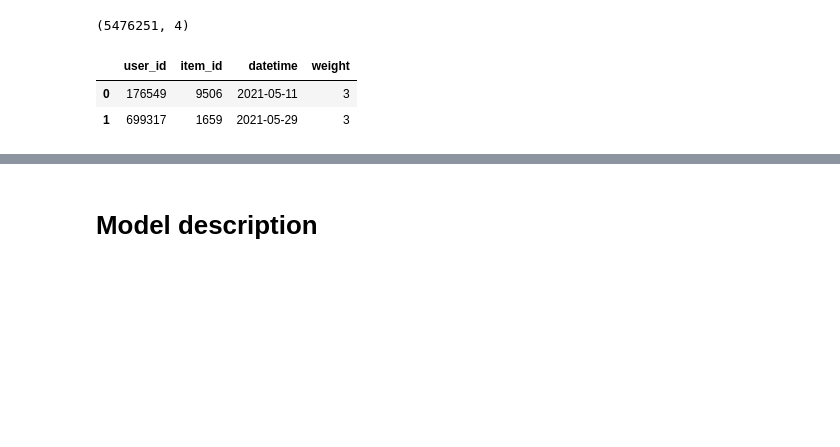
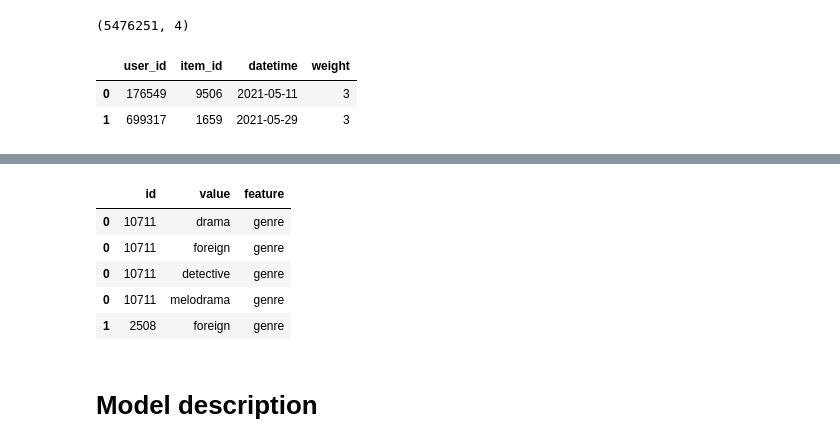
Before and after one commit to MobileTeleSystems/RecTools, a Jupyter notebook: examples/tutorials/sasrec_tutorial.ipynb, the cells around one changed output, grey strips where cells are left out. Drawn from its saved outputs; the diff is of its cells as text; code cells hidden in the pictures; blank space fills up the shorter version.

```diff
--- a/examples/tutorials/sasrec_tutorial.ipynb
+++ b/examples/tutorials/sasrec_tutorial.ipynb
@@ -75 +87,22 @@ interactions.head(2)
+# %%
+# Process item features
+items = items.loc[items[Columns.Item].isin(interactions[Columns.Item])].copy()
+# items = items.loc[items[Columns.Item].isin(interactions[~interactions.isin(test_user)][Columns.Item])].copy()
+items["genre"] = items["genres"].str.lower().str.replace(", ", ",", regex=False).str.split(",")
+genre_feature = items[["item_id", "genre"]].explode("genre")
+genre_feature.columns = ["id", "value"]
+genre_feature["feature"] = "genre"
+content_feature = items.reindex(columns=[Columns.Item, "content_type"])
+content_feature.columns = ["id", "value"]
+content_feature["feature"] = "content_type"
+item_features = pd.concat((genre_feature, content_feature))
+# %%
+item_features.head()
+# %% [output]
+|  | id | value | feature |
+| 0 | 10711 | drama | genre |
+| 0 | 10711 | foreign | genre |
+| 0 | 10711 | detective | genre |
+| 0 | 10711 | melodrama | genre |
+| 1 | 2508 | foreign | genre |
 # %%
```
Also changed, not shown: parts of 24 cells of this notebook, 3 other files.
